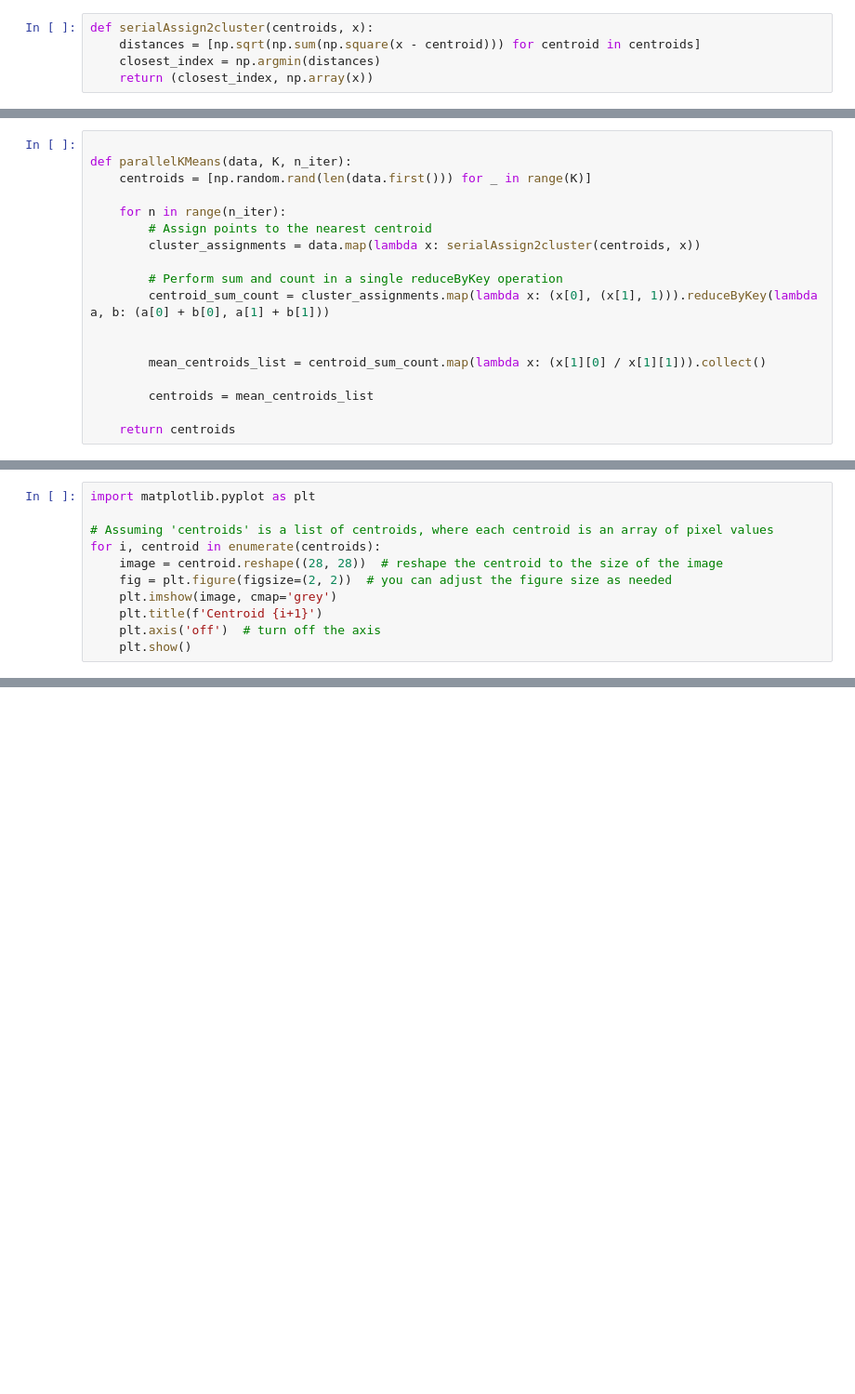
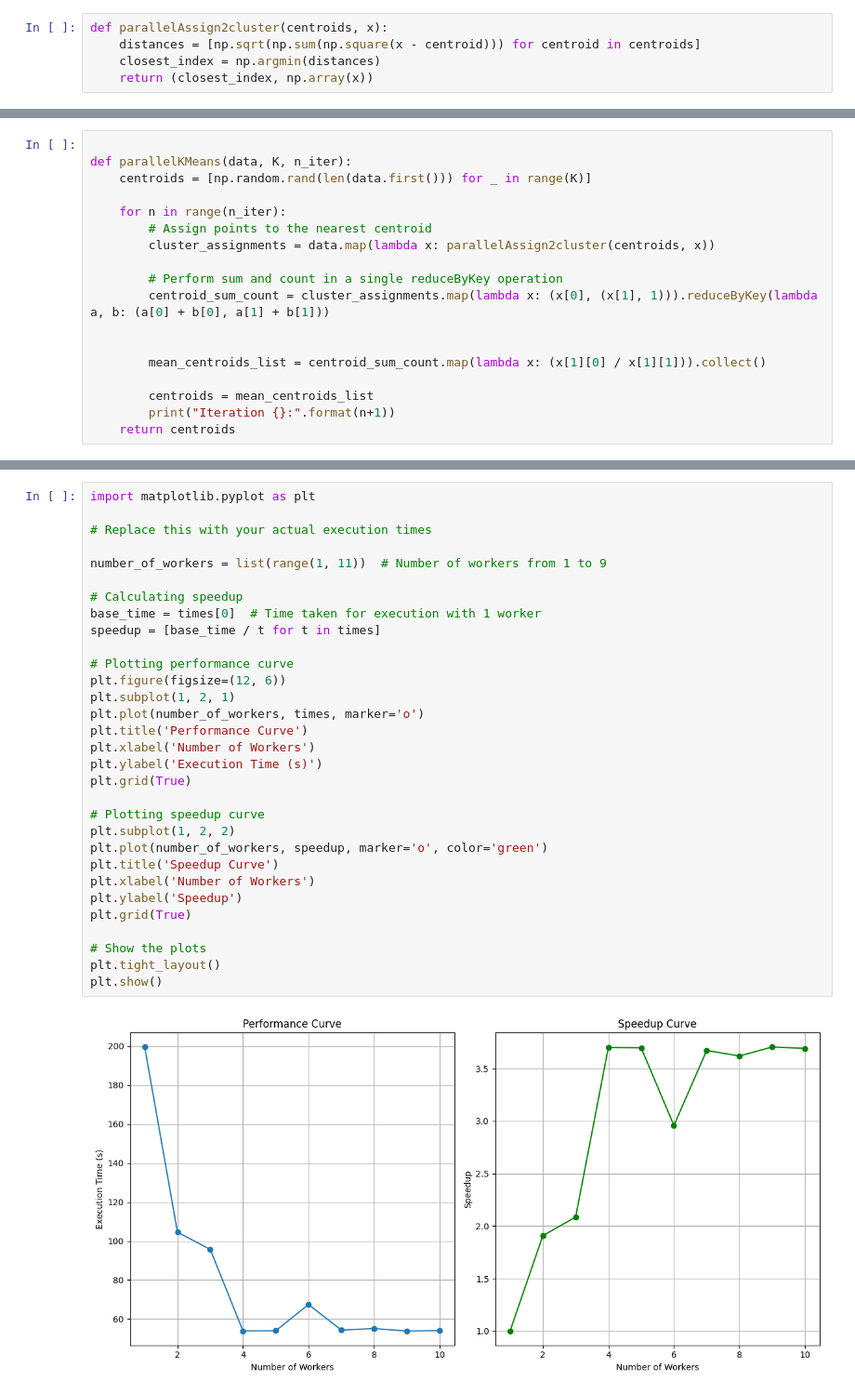
Before and after one commit to francesco-mattioli/Massively_Parallel_Machine_Learning, a Jupyter notebook: KMeans/spark_version.ipynb, the cells around one changed output, grey strips where cells are left out. Shown at 93% size. Cells and saved outputs as stored; diff of their text form; blank space fills up the shorter version.

Commit message:
Added plots of performances

```diff
--- a/KMeans/spark_version.ipynb
+++ b/KMeans/spark_version.ipynb
@@ -38,5 +36,5 @@ RDD_Xy = parallelReadFile(filename)
 # %%
-def serialAssign2cluster(centroids, x):
+def parallelAssign2cluster(centroids, x):
     distances = [np.sqrt(np.sum(np.square(x - centroid))) for centroid in centroids]
     closest_index = np.argmin(distances)
     return (closest_index, np.array(x))
@@ -47,7 +51,7 @@ def parallelKMeans(data, K, n_iter):
 
     for n in range(n_iter):
         # Assign points to the nearest centroid
-        cluster_assignments = data.map(lambda x: serialAssign2cluster(centroids, x))
+        cluster_assignments = data.map(lambda x: parallelAssign2cluster(centroids, x))
 
         # Perform sum and count in a single reduceByKey operation
         centroid_sum_count = cluster_assignments.map(lambda x: (x[0], (x[1], 1))).reduceByKey(lambda a, b: (a[0] + b[0], a[1] + b[1]))
@@ -56,5 +60,5 @@ def parallelKMeans(data, K, n_iter):
         mean_centroids_list = centroid_sum_count.map(lambda x: (x[1][0] / x[1][1])).collect()
 
         centroids = mean_centroids_list
-
+        print("Iteration {}:".format(n+1))
     return centroids
@@ -63,11 +64,0 @@ centroids = parallelKMeans(RDD_Xy, 10, 10)
-# %%
-import matplotlib.pyplot as plt
-
-# Assuming 'centroids' is a list of centroids, where each centroid is an array of pixel values
-for i, centroid in enumerate(centroids):
-    image = centroid.reshape((28, 28))  # reshape the centroid to the size of the image
-    fig = plt.figure(figsize=(2, 2))  # you can adjust the figure size as needed
-    plt.imshow(image, cmap='grey')
-    plt.title(f'Centroid {i+1}')
-    plt.axis('off')  # turn off the axis
-    plt.show()
@@ -84,0 +122,33 @@ for i, centroid in enumerate(centroids):
+# %%
+import matplotlib.pyplot as plt
+
+# Replace this with your actual execution times
+
+number_of_workers = list(range(1, 11))  # Number of workers from 1 to 9
+
+# Calculating speedup
+base_time = times[0]  # Time taken for execution with 1 worker
+speedup = [base_time / t for t in times]
+
+# Plotting performance curve
+plt.figure(figsize=(12, 6))
+plt.subplot(1, 2, 1)
+plt.plot(number_of_workers, times, marker='o')
+plt.title('Performance Curve')
+plt.xlabel('Number of Workers')
+plt.ylabel('Execution Time (s)')
+plt.grid(True)
+
+# Plotting speedup curve
+plt.subplot(1, 2, 2)
+plt.plot(number_of_workers, speedup, marker='o', color='green')
+plt.title('Speedup Curve')
+plt.xlabel('Number of Workers')
+plt.ylabel('Speedup')
+plt.grid(True)
+
+# Show the plots
+plt.tight_layout()
+plt.show()
+# %% [output]
+[figure, added]
```
Also changed, not shown: parts of 10 cells of this notebook, 2 other files.
